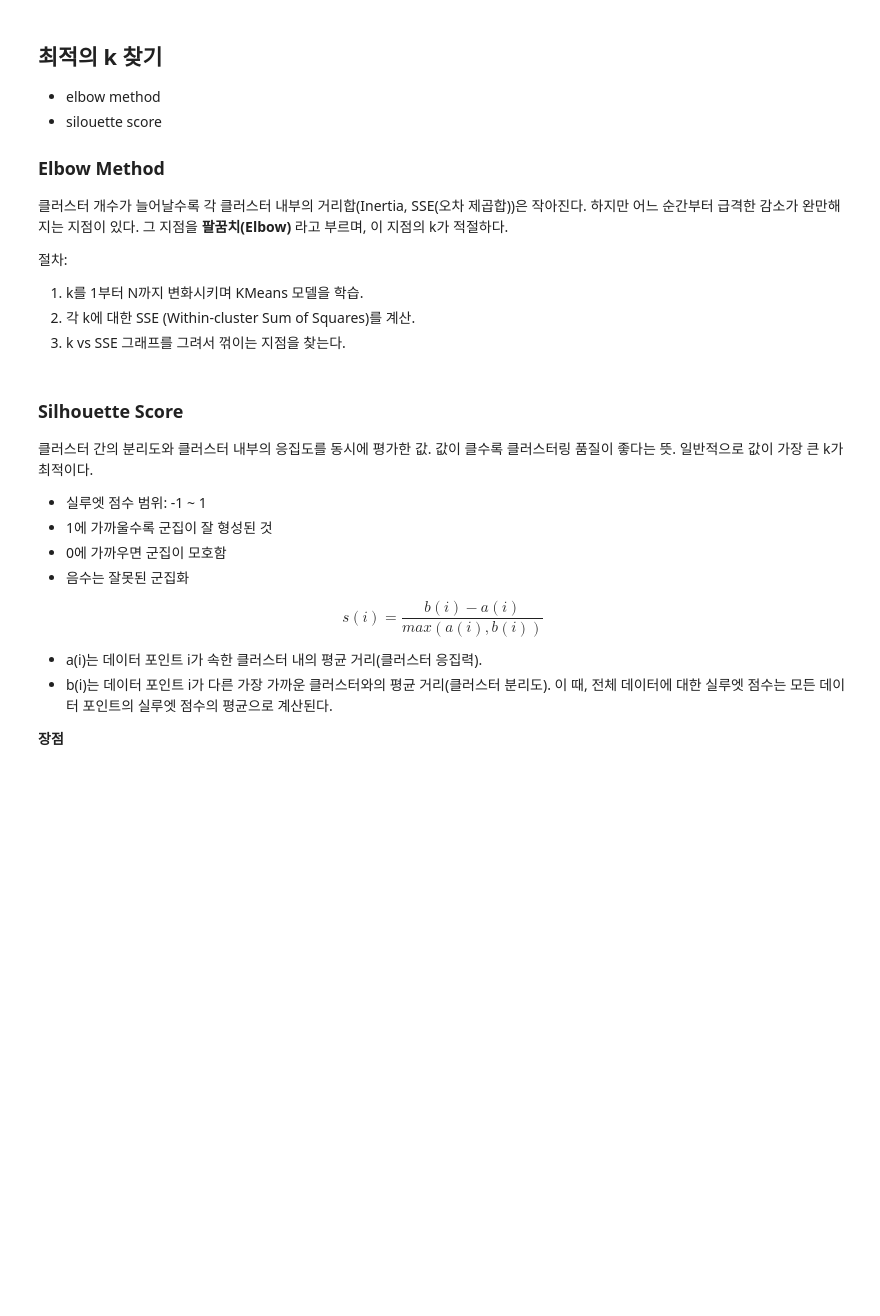
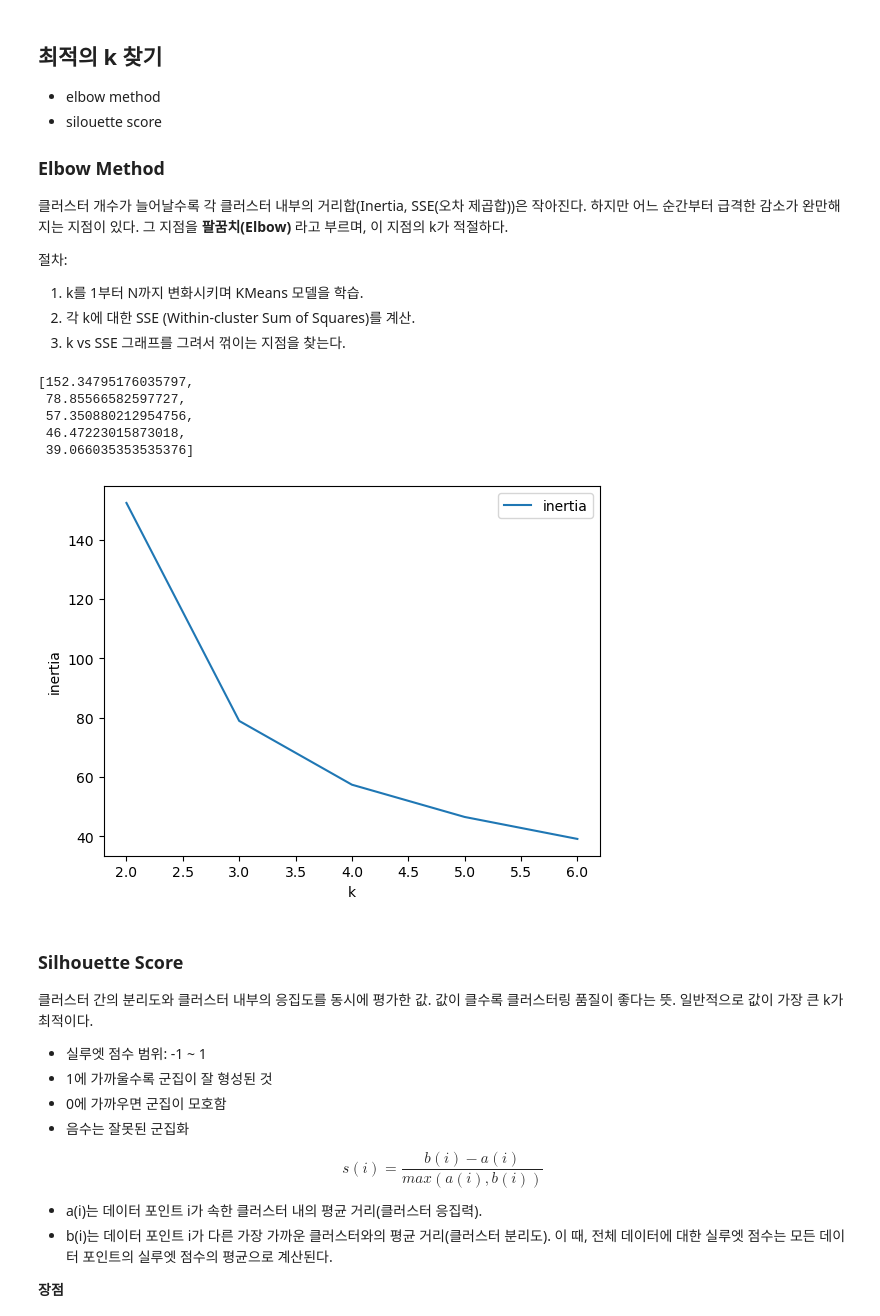
Before and after one commit to j-ai-616/05_machine_learning, a Jupyter notebook: 08_clustering/01_KMeans.ipynb, the cells around one changed output. Cells and saved outputs as stored; diff of their text form; code cells hidden in the pictures; blank space fills up the shorter version.

```diff
--- a/08_clustering/01_KMeans.ipynb
+++ b/08_clustering/01_KMeans.ipynb
@@ -78,6 +163,29 @@ X, y = load_iris(return_X_y=True, as_frame=True)
 # %%
 # 붓꽃
 X, y = load_iris(return_X_y=True, as_frame=True)
+# %%
+inertia = []
+
+for k in range(2, 7):
+    kmeans = KMeans(n_clusters=k, random_state=42, max_iter=100)
+    kmeans.fit(X)
+    inertia.append(kmeans.inertia_)
+
+inertia
+# %% [output]
+[152.34795176035797,
+ 78.85566582597727,
+ 57.350880212954756,
+ 46.47223015873018,
+ 39.066035353535376]
+# %%
+plt.plot(range(2, 7), inertia, label="inertia")
+plt.legend()
+plt.xlabel("k")
+plt.ylabel("inertia")
+plt.show()
+# %% [output]
+[figure, added]
 # %% [markdown]
 ### Silhouette Score
 클러스터 간의 분리도와 클러스터 내부의 응집도를 동시에 평가한 값.
```
Also changed, not shown: parts of 4 cells of this notebook.
